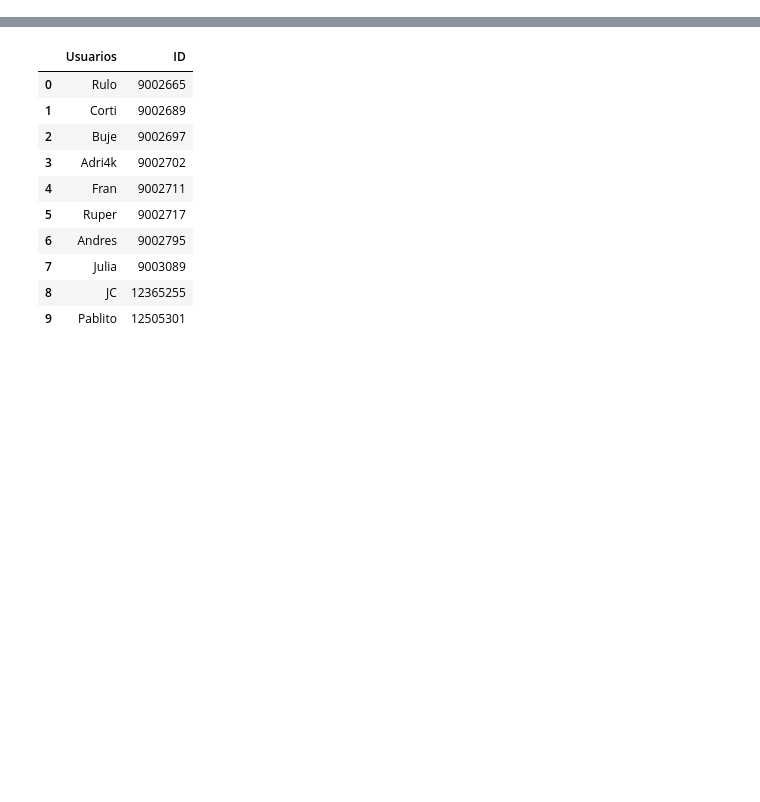
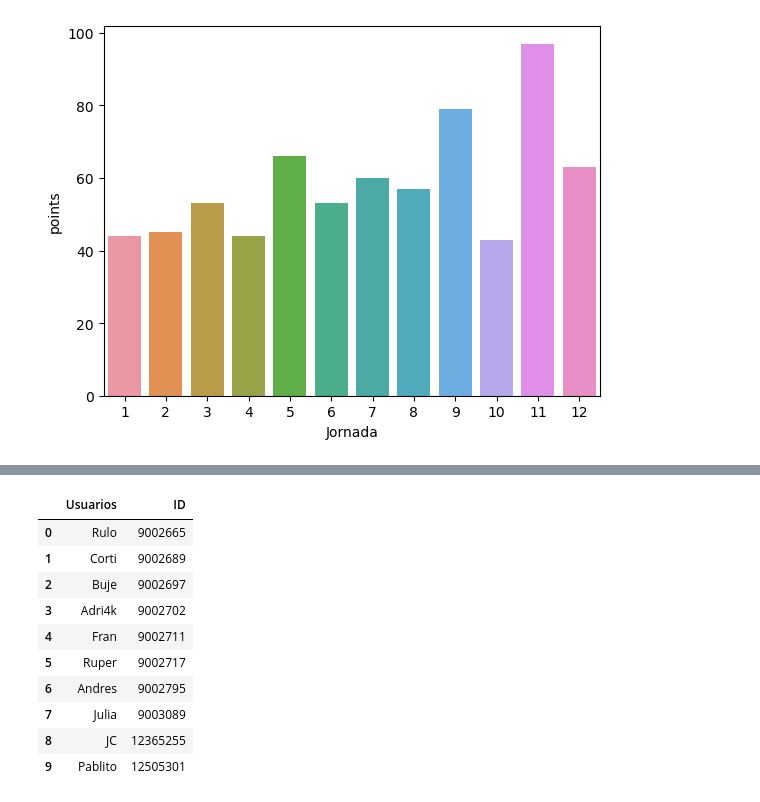
Before and after one commit to Cortijo02/Fantasy, a Jupyter notebook: API/Clasificacion/DataSet_Clasificacion.ipynb, the cells around one changed output, grey strips where cells are left out. Drawn from its saved outputs; the diff is of its cells as text; code cells hidden in the pictures; blank space fills up the shorter version.

```diff
--- a/API/Clasificacion/DataSet_Clasificacion.ipynb
+++ b/API/Clasificacion/DataSet_Clasificacion.ipynb
@@ -241,3 +278,7 @@ plot_fran.invert_yaxis()
+# %%
+hist_fran = sn.barplot(data=df_fran, y='points', x = 'Jornada')
+# %% [output]
+[figure, added]
 # %%
 ruper = out['data']['progression']['users']['9002717']
 ruper
```
Also changed, not shown: parts of 41 cells of this notebook, 1 other file.
